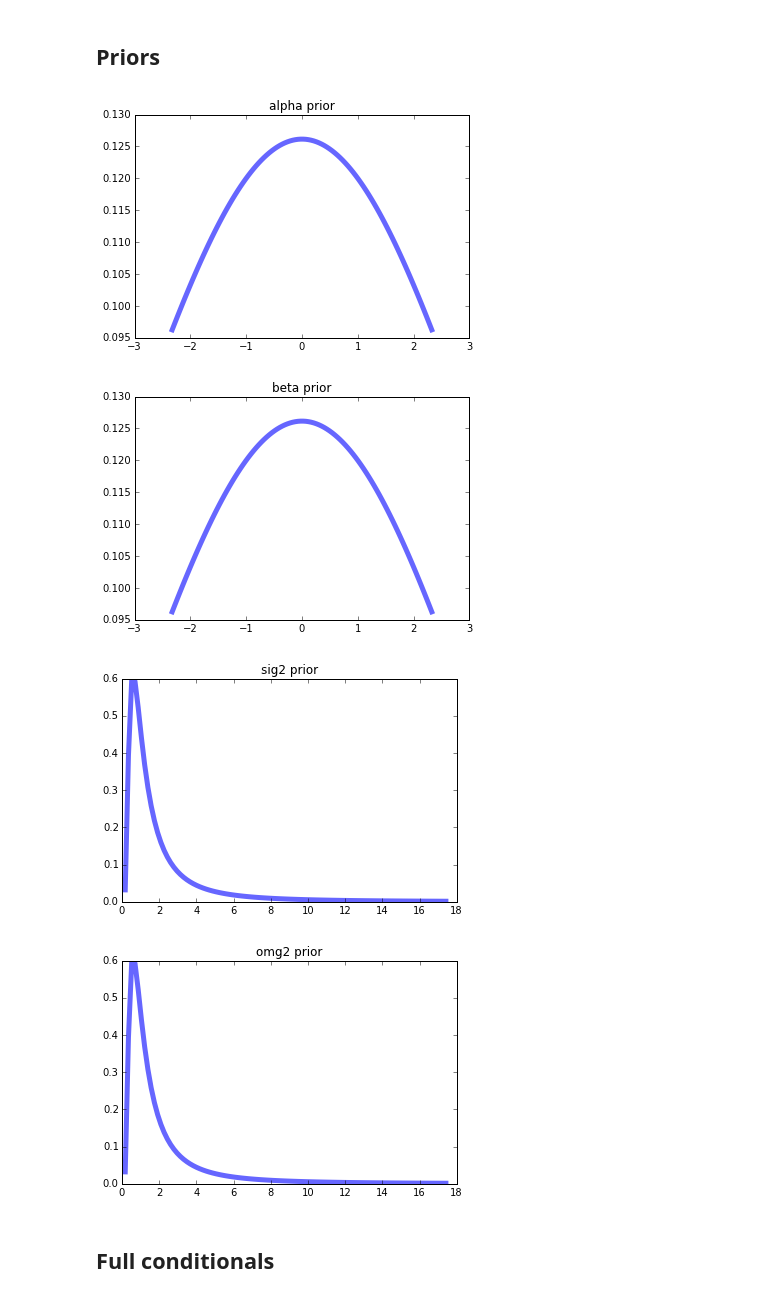
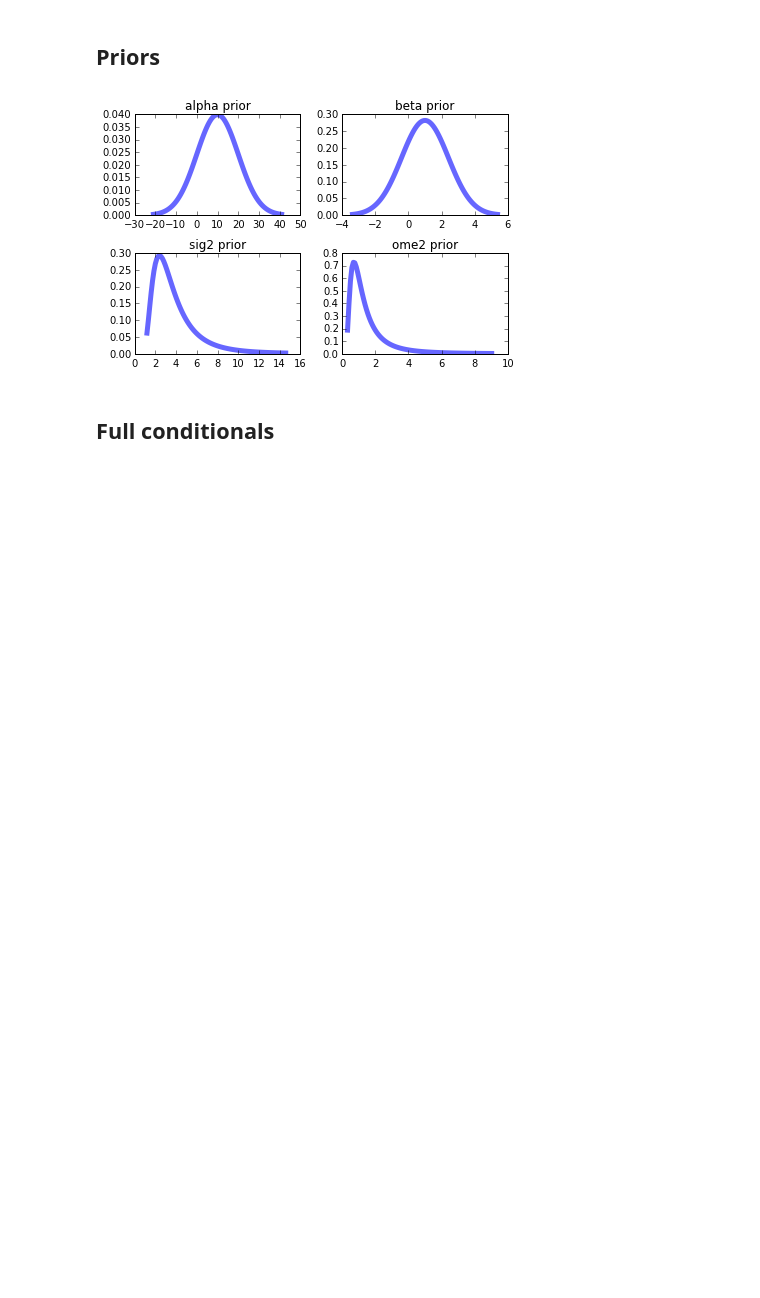
Before and after one commit to mobeets/AR-1-gibbs, a Jupyter notebook: AR-1 + noise.ipynb, the cells around one changed output. Cells and saved outputs as stored; diff of their text form; code cells hidden in the pictures; blank space fills up the shorter version.

```diff
--- a/AR-1 + noise.ipynb
+++ b/AR-1 + noise.ipynb
@@ -6,8 +6,7 @@ import matplotlib.pyplot as plt
 from scipy.stats import norm, invgamma
 # %%
 class Params:
-    def __init__(self):
-        pass
+    pass
 # %% [markdown]
 ## Data
 # %%
@@ -57,39 +56,40 @@ S.prior = Params()
 T = Params()
 T.prior = Params()
 
-(A.prior.m, A.prior.var) = (0.0, 10.0)
-(B.prior.m, B.prior.var) = (0.0, 10.0)
-(S.prior.p1, S.prior.p2) = (3.0, 1.0)
-(T.prior.p1, T.prior.p2) = (3.0, 1.0)
+(A.prior.m, A.prior.var) = (10.0, 100.0)
+(B.prior.m, B.prior.var) = (1.0, 2.0)
+(S.prior.p1, S.prior.p2) = (8.0, 3.0)
+(T.prior.p1, T.prior.p2) = (5.0, 1.0)
 
 A.prior.rv = norm(loc=A.prior.m, scale=np.sqrt(A.prior.var))
-B.prior.rv = norm(loc=B.prior.m, scale=np.sqrt(A.prior.var))
+B.prior.rv = norm(loc=B.prior.m, scale=np.sqrt(B.prior.var))
 S.prior.rv = invgamma(S.prior.p1/2, loc=0, scale=S.prior.p1*S.prior.p2/2)
 T.prior.rv = invgamma(T.prior.p1/2, loc=0, scale=T.prior.p1*T.prior.p2/2)
 # %%
-x = np.linspace(norm.ppf(0.01), norm.ppf(0.99), 100)
+plt.subplot(221)
+x = np.linspace(A.prior.rv.ppf(0.001), A.prior.rv.ppf(0.999), 100)
 plt.plot(x, A.prior.rv.pdf(x), 'b-', lw=5, alpha=0.6)
 plt.title('alpha prior')
-plt.show()
 
+plt.subplot(222)
+x = np.linspace(B.prior.rv.ppf(0.001), B.prior.rv.ppf(0.999), 100)
 plt.plot(x, B.prior.rv.pdf(x), 'b-', lw=5, alpha=0.6)
 plt.title('beta prior')
-plt.show()
 
-x = np.linspace(invgamma.ppf(0.01, S.prior.p1/2), invgamma.ppf(0.99, S.prior.p1/2), 100)
+plt.subplot(223)
+x = np.linspace(S.prior.rv.ppf(0.01), S.prior.rv.ppf(0.99), 100)
 plt.plot(x, S.prior.rv.pdf(x), 'b-', lw=5, alpha=0.6)
 plt.title('sig2 prior')
+
+plt.subplot(224)
+x = np.linspace(T.prior.rv.ppf(0.01), T.prior.rv.ppf(0.99), 100)
+plt.plot(x, T.prior.rv.pdf(x), 'b-', lw=5, alpha=0.6)
+plt.title('ome2 prior')
+
+plt.tight_layout()
 plt.show()
-
-x = np.linspace(invgamma.ppf(0.01, T.prior.p1/2), invgamma.ppf(0.99, T.prior.p1/2), 100)
-plt.plot(x, T.prior.rv.pdf(x), 'b-', lw=5, alpha=0.6)
-plt.title('omg2 prior')
-plt.show()
 # %% [output]
-[figure, old version]
+[figure, new version]
-[figure, removed]
-[figure, removed]
-[figure, removed]
 # %% [markdown]
 ## Full conditionals
 # %%
```
Also changed, not shown: parts of 11 cells of this notebook, 2 other files.
